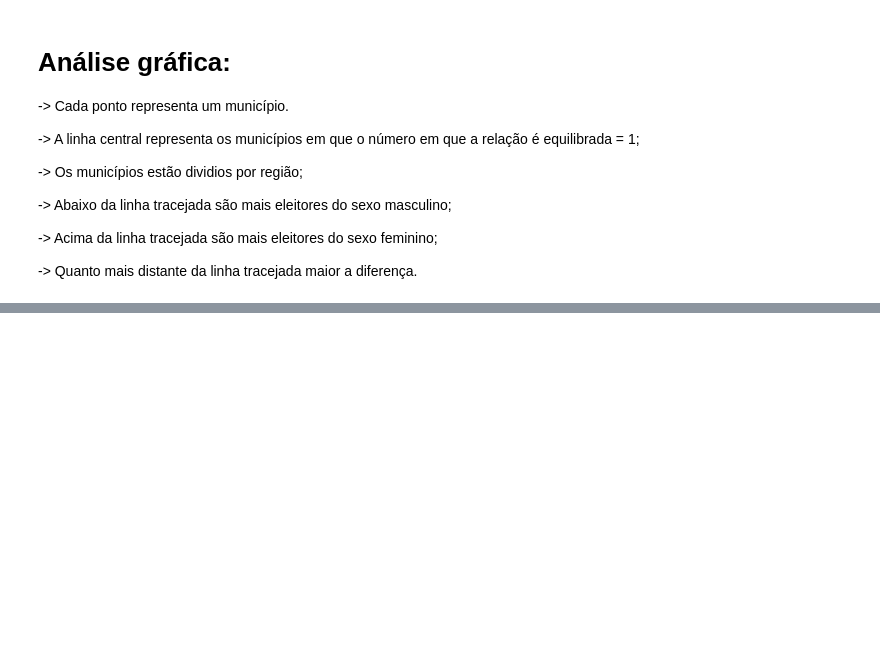
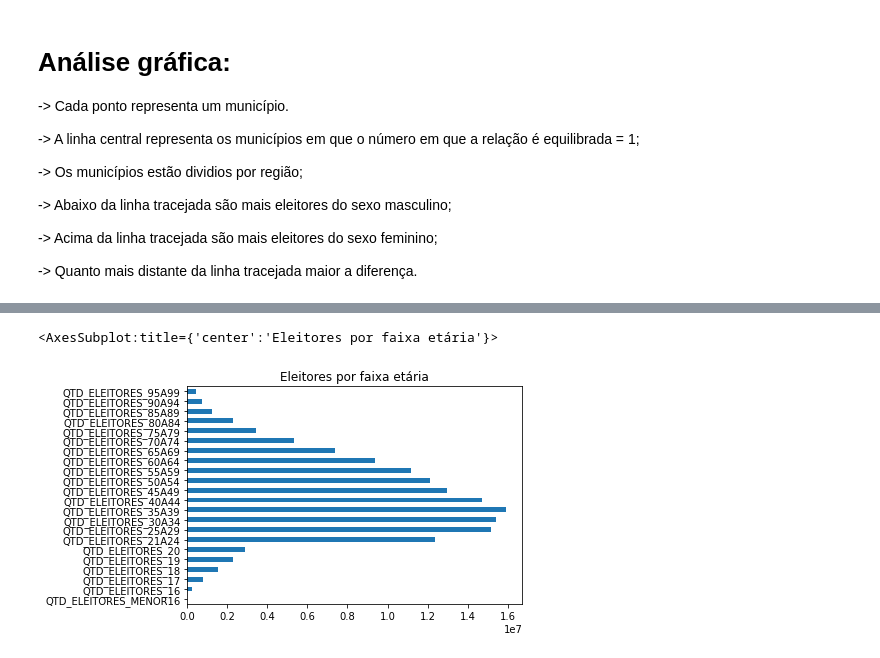
Before and after one commit to kauebr/Eleitorais, a Jupyter notebook: Eleitorado Município 2020/Eleitores_Municipios.ipynb, the cells around one changed output, grey strips where cells are left out. Drawn from its saved outputs; the diff is of its cells as text; code cells hidden in the pictures; blank space fills up the shorter version.

```diff
--- a/Eleitorado Município 2020/Eleitores_Municipios.ipynb
+++ b/Eleitorado Município 2020/Eleitores_Municipios.ipynb
@@ -334,3 +334,17 @@ Text(0.5, 1.0, 'Relação eleitores/eleitoras')
 -> Acima da linha tracejada são mais eleitores do sexo feminino;
 
 -> Quanto mais distante da linha tracejada maior a diferença.
+# %%
+#   Plotando a quantidade total de eleitores por faixa etária
+#   Usando o gráfico de barras horizontal
+#   Listando as colunas de interesse
+list =['QTD_ELEITORES_MENOR16',
+       'QTD_ELEITORES_16', 'QTD_ELEITORES_17', 'QTD_ELEITORES_18',
+       'QTD_ELEITORES_19', 'QTD_ELEITORES_20', 'QTD_ELEITORES_21A24',
+       'QTD_ELEITORES_25A29', 'QTD_ELEITORES_30A34', 'QTD_ELEITORES_35A39',
+       'QTD_ELEITORES_40A44', 'QTD_ELEITORES_45A49', 'QTD_ELEITORES_50A54',
+       'QTD_ELEITORES_55A59', 'QTD_ELEITORES_60A64', 'QTD_ELEITORES_65A69',
+       'QTD_ELEITORES_70A74', 'QTD_ELEITORES_75A79', 'QTD_ELEITORES_80A84',
+       'QTD_ELEITORES_85A89', 'QTD_ELEITORES_90A94', 'QTD_ELEITORES_95A99']
+tot_idade = df[list].sum()
+print(tot_idade)
@@ -336,0 +369,6 @@ Text(0.5, 1.0, 'Relação eleitores/eleitoras')
+# %%
+#   Mostrando no gráfico horizontal
+tot_idade.plot.barh(title='Eleitores por faixa etária')
+# %% [output]
+<AxesSubplot:title={'center':'Eleitores por faixa etária'}>
+[figure, added]
```
Also changed, not shown: parts of 2 cells of this notebook.
